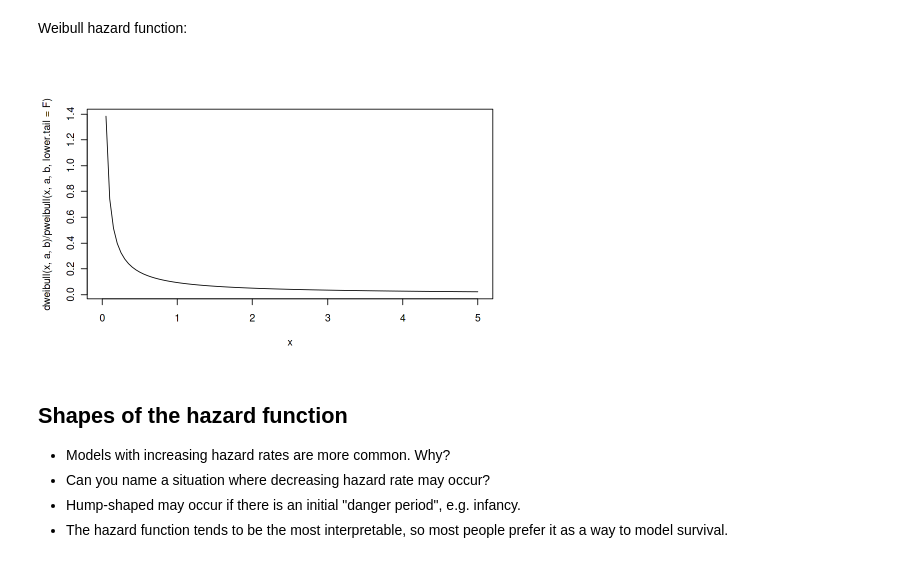
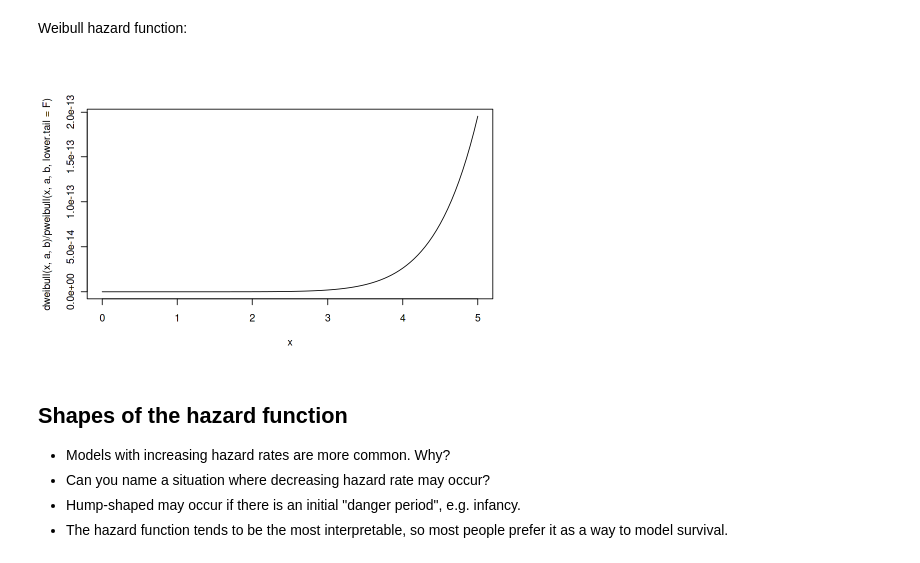
Before and after one commit to terhorst/stats504, a Jupyter notebook: lectures/week12/slides.ipynb, the cells around one changed output. Drawn from its saved outputs; the diff is of its cells as text; code cells hidden in the pictures.

```diff
--- a/lectures/week12/slides.ipynb
+++ b/lectures/week12/slides.ipynb
@@ -273,10 +295,10 @@ curve(pweibull(x, 1, 5, lower.tail = F), from=0, to=10)
 # %% [markdown]
 Weibull hazard function:
 # %%
-a=.1;b=2;
+a=10;b=100;
 curve(dweibull(x, a, b) / pweibull(x, a, b, lower.tail = F), from=0, to=5)
 # %% [output]
-[figure, old version]
+[figure, new version]
 # %% [markdown]
 ## Shapes of the hazard function
 - Models with increasing hazard rates are more common. Why?
```
Also changed, not shown: parts of 52 cells of this notebook.
